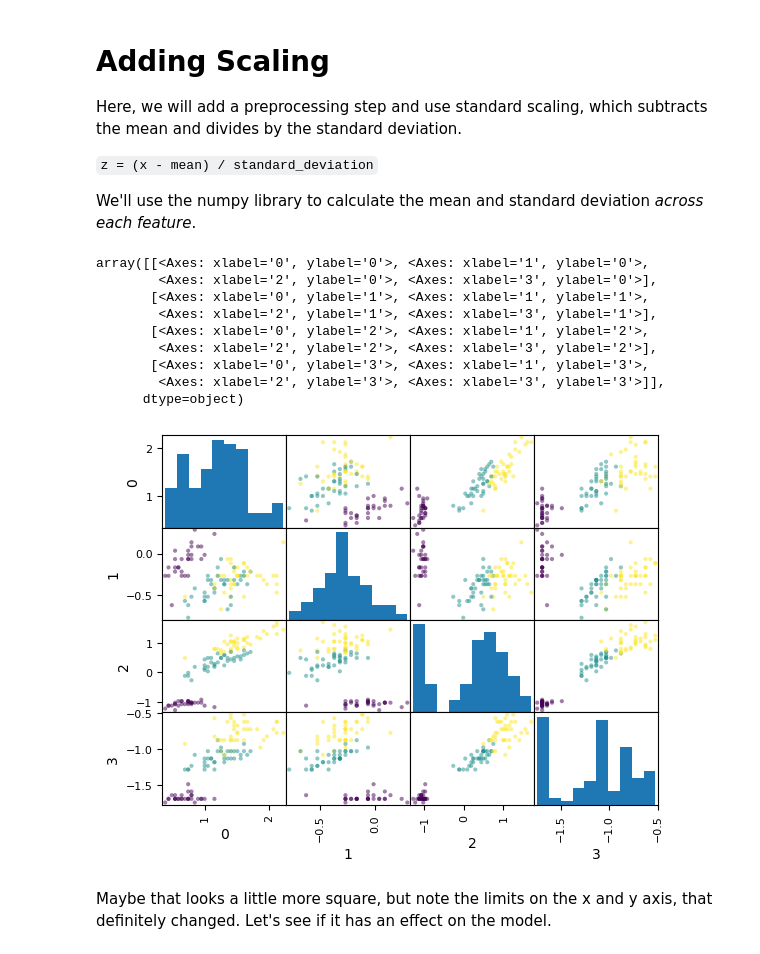
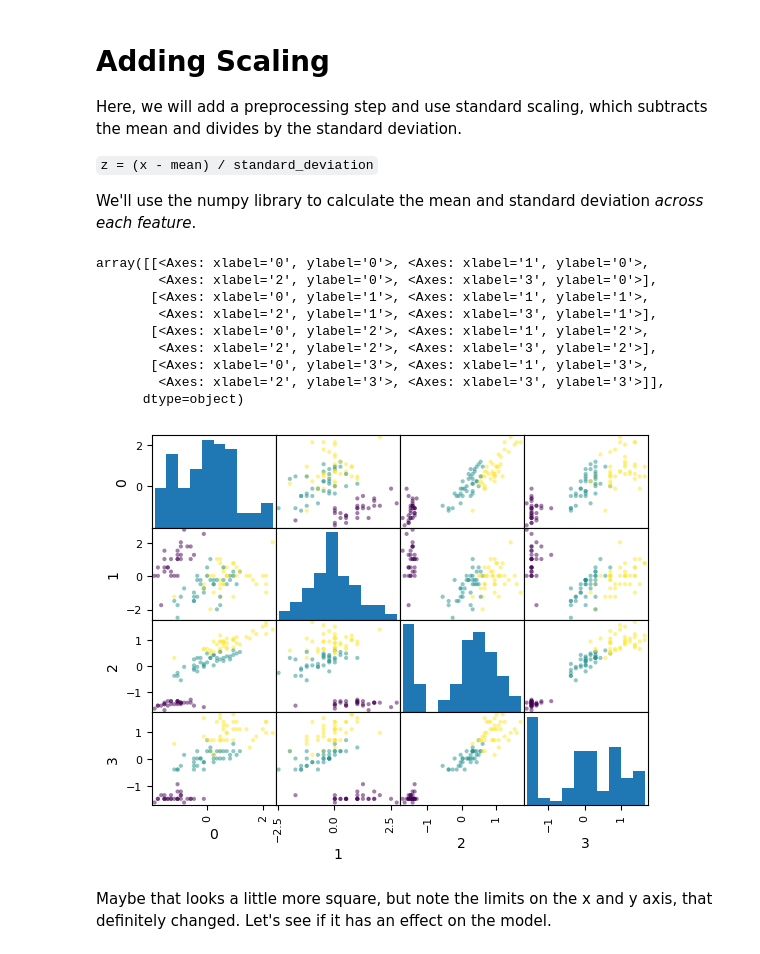
Before and after one commit to dylancashman/COSI-104A-S26-Lecture-Notes, a Jupyter notebook: Jan16-kNN-from-scratch.ipynb, the cells around one changed output. Saved outputs shown, nothing was run; the diff lists cells and outputs as text; code cells hidden in the pictures.

```diff
--- a/Jan16-kNN-from-scratch.ipynb
+++ b/Jan16-kNN-from-scratch.ipynb
@@ -156,24 +171,24 @@ We'll use the numpy library to calculate the mean and standard deviation *across
 # %%
 from numpy import std, mean
 
-mean = mean(trainX)
-std = std(trainX)
+mean = mean(trainX, axis=0)
+std = std(trainX, axis=0)
 
 standardTrainX = (trainX - mean) / std
 standardTestX = (testX - mean) / std
 
 pd.plotting.scatter_matrix(pd.DataFrame(data=standardTrainX), c=trainY)
 # %% [output]
 array([[<Axes: xlabel='0', ylabel='0'>, <Axes: xlabel='1', ylabel='0'>,
         <Axes: xlabel='2', ylabel='0'>, <Axes: xlabel='3', ylabel='0'>],
        [<Axes: xlabel='0', ylabel='1'>, <Axes: xlabel='1', ylabel='1'>,
         <Axes: xlabel='2', ylabel='1'>, <Axes: xlabel='3', ylabel='1'>],
        [<Axes: xlabel='0', ylabel='2'>, <Axes: xlabel='1', ylabel='2'>,
         <Axes: xlabel='2', ylabel='2'>, <Axes: xlabel='3', ylabel='2'>],
        [<Axes: xlabel='0', ylabel='3'>, <Axes: xlabel='1', ylabel='3'>,
         <Axes: xlabel='2', ylabel='3'>, <Axes: xlabel='3', ylabel='3'>]],
       dtype=object)
-[figure, old version]
+[figure, new version]
 # %% [markdown]
 Maybe that looks a little more square, but note the limits on the x and y axis, that definitely changed.  Let's see if it has an effect on the model.
 # %%
```
Also changed, not shown: parts of 1 cell of this notebook, 1 other file.
